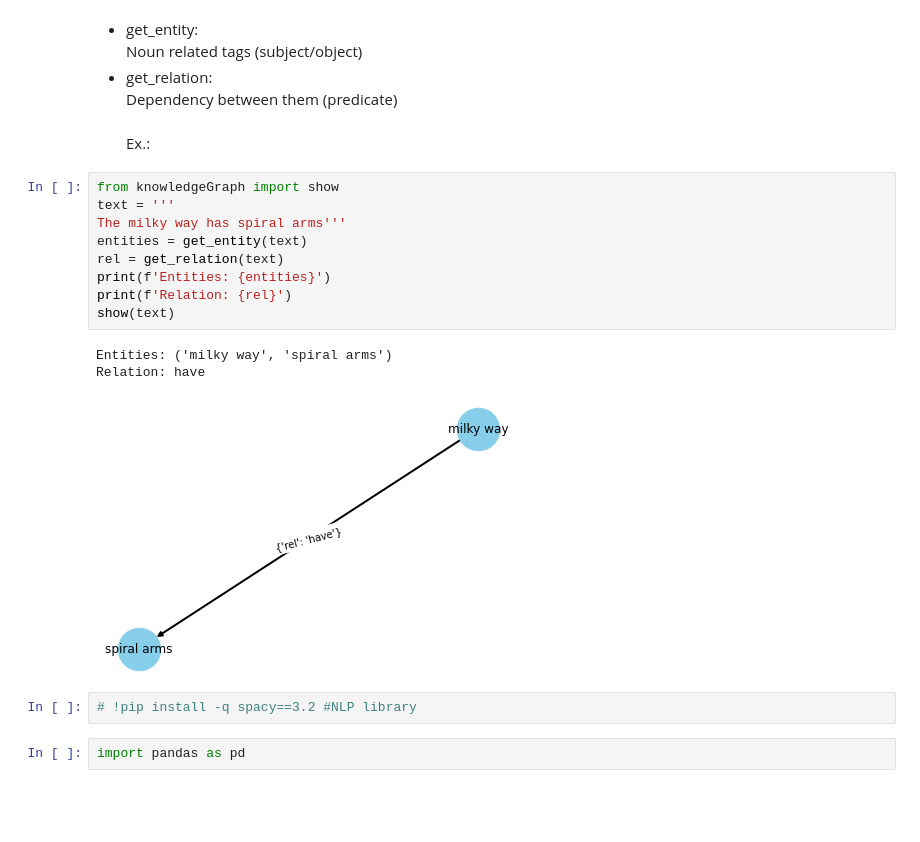
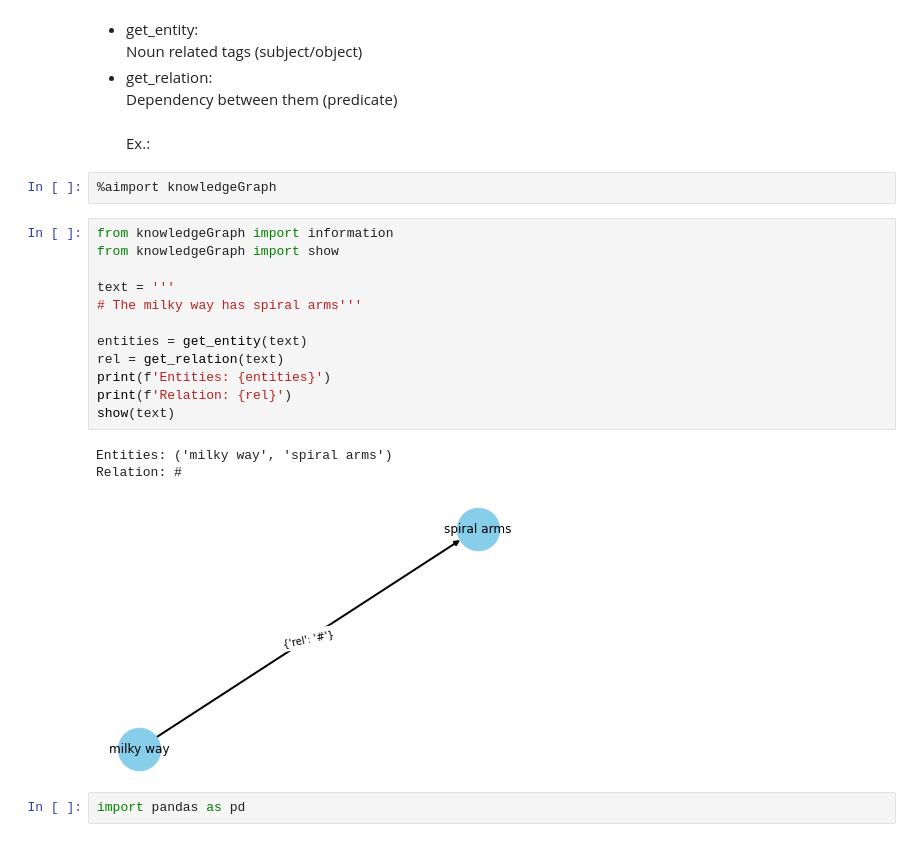
Before and after one commit to aime-n/ic, a Jupyter notebook: GCN_link_prediction_PLN.ipynb, the cells around one changed output. Drawn from its saved outputs; the diff is of its cells as text; blank space fills up the shorter version.

```diff
--- a/GCN_link_prediction_PLN.ipynb
+++ b/GCN_link_prediction_PLN.ipynb
@@ -305,21 +309,24 @@ Noun related tags (subject/object)
 - get_relation: <br>
 Dependency between them (predicate) <br><br>
 Ex.:
+# %%
+%aimport knowledgeGraph
 # %%
+from knowledgeGraph import information
 from knowledgeGraph import show
+
 text = '''
-The milky way has spiral arms'''
+# The milky way has spiral arms'''
+
 entities = get_entity(text)
 rel = get_relation(text)
 print(f'Entities: {entities}')
 print(f'Relation: {rel}')
 show(text)
 # %% [output]
 Entities: ('milky way', 'spiral arms')
-Relation: have
+Relation: #
-[figure, old version]
+[figure, new version]
-# %%
-# !pip install -q spacy==3.2 #NLP library
 # %%
 import pandas as pd
 # %%
```
Also changed, not shown: parts of 33 cells of this notebook.
